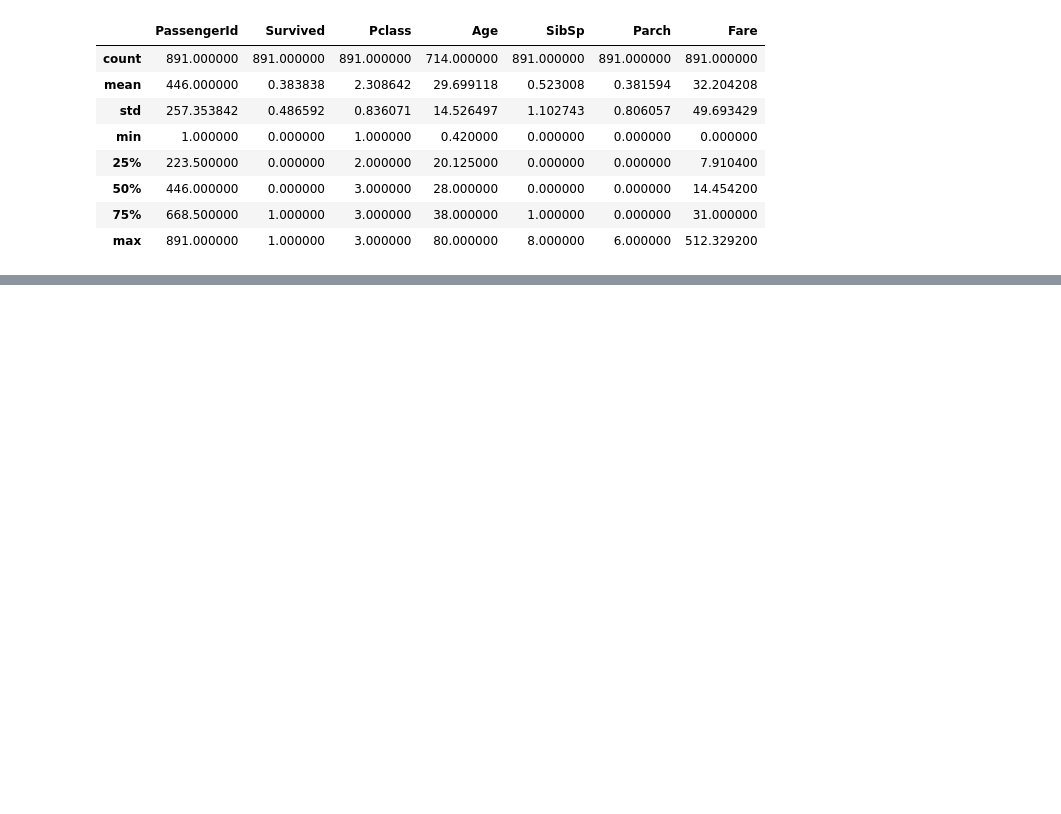
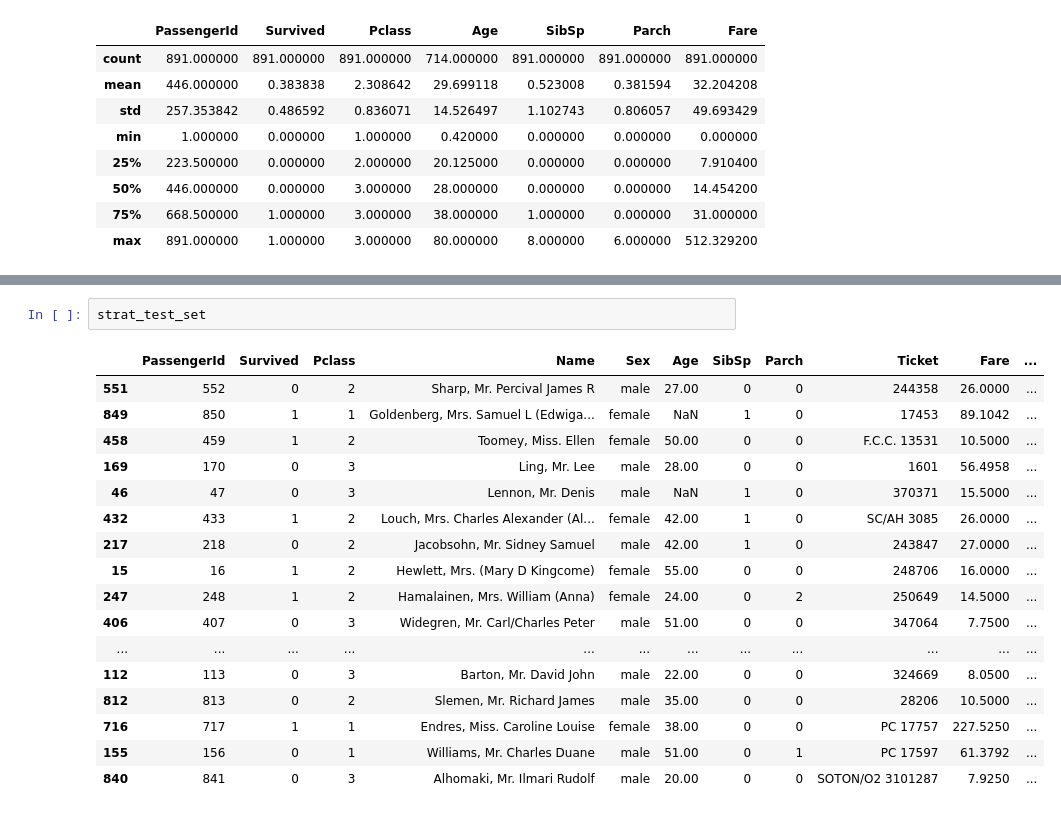
Before and after one commit to KeneanDita/Titanic-Survival-Predictor, a Jupyter notebook: Untitled.ipynb, the cells around one changed output, grey strips where cells are left out. Cells and saved outputs as stored; diff of their text form; blank space fills up the shorter version.

```diff
--- a/Untitled.ipynb
+++ b/Untitled.ipynb
@@ -28,0 +35,20 @@ sns.heatmap(corr, cmap="YlGnBu");
+# %%
+strat_test_set
+# %% [output]
+|  | PassengerId | Survived | Pclass | Name | Sex | Age | SibSp | Parch | Ticket | Fare | ... |
+| 551 | 552 | 0 | 2 | Sharp, Mr. Percival James R | male | 27.00 | 0 | 0 | 244358 | 26.0000 | ... |
+| 849 | 850 | 1 | 1 | Goldenberg, Mrs. Samuel L (Edwiga... | female | NaN | 1 | 0 | 17453 | 89.1042 | ... |
+| 458 | 459 | 1 | 2 | Toomey, Miss. Ellen | female | 50.00 | 0 | 0 | F.C.C. 13531 | 10.5000 | ... |
+| 169 | 170 | 0 | 3 | Ling, Mr. Lee | male | 28.00 | 0 | 0 | 1601 | 56.4958 | ... |
+| 46 | 47 | 0 | 3 | Lennon, Mr. Denis | male | NaN | 1 | 0 | 370371 | 15.5000 | ... |
+| 432 | 433 | 1 | 2 | Louch, Mrs. Charles Alexander (Al... | female | 42.00 | 1 | 0 | SC/AH 3085 | 26.0000 | ... |
+| 217 | 218 | 0 | 2 | Jacobsohn, Mr. Sidney Samuel | male | 42.00 | 1 | 0 | 243847 | 27.0000 | ... |
+| 15 | 16 | 1 | 2 | Hewlett, Mrs. (Mary D Kingcome) | female | 55.00 | 0 | 0 | 248706 | 16.0000 | ... |
+| 247 | 248 | 1 | 2 | Hamalainen, Mrs. William (Anna) | female | 24.00 | 0 | 2 | 250649 | 14.5000 | ... |
+| 406 | 407 | 0 | 3 | Widegren, Mr. Carl/Charles Peter | male | 51.00 | 0 | 0 | 347064 | 7.7500 | ... |
+| ... | ... | ... | ... | ... | ... | ... | ... | ... | ... | ... | ... |
+| 112 | 113 | 0 | 3 | Barton, Mr. David John | male | 22.00 | 0 | 0 | 324669 | 8.0500 | ... |
+| 812 | 813 | 0 | 2 | Slemen, Mr. Richard James | male | 35.00 | 0 | 0 | 28206 | 10.5000 | ... |
+| 716 | 717 | 1 | 1 | Endres, Miss. Caroline Louise | female | 38.00 | 0 | 0 | PC 17757 | 227.5250 | ... |
+| 155 | 156 | 0 | 1 | Williams, Mr. Charles Duane | male | 51.00 | 0 | 1 | PC 17597 | 61.3792 | ... |
+| 840 | 841 | 0 | 3 | Alhomaki, Mr. Ilmari Rudolf | male | 20.00 | 0 | 0 | SOTON/O2 3101287 | 7.9250 | ... |
```
Also changed, not shown: parts of 7 cells of this notebook.
